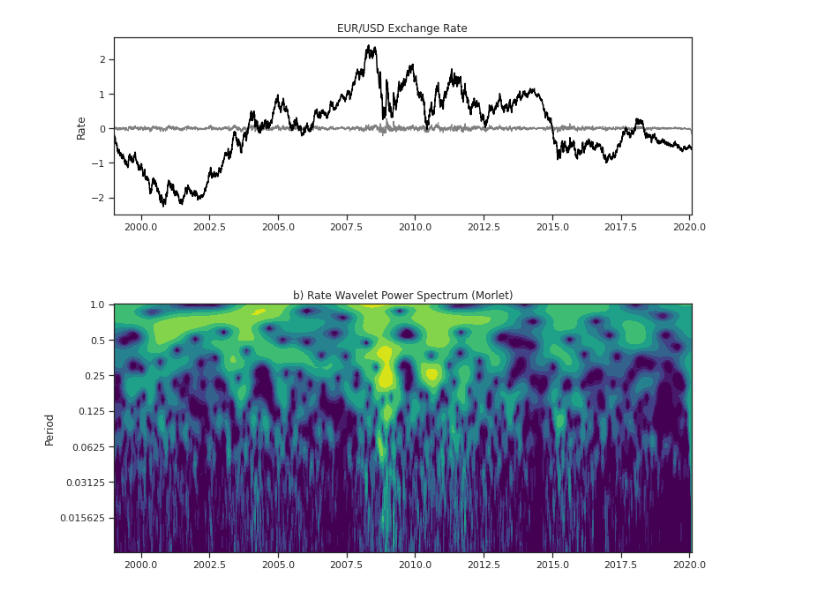
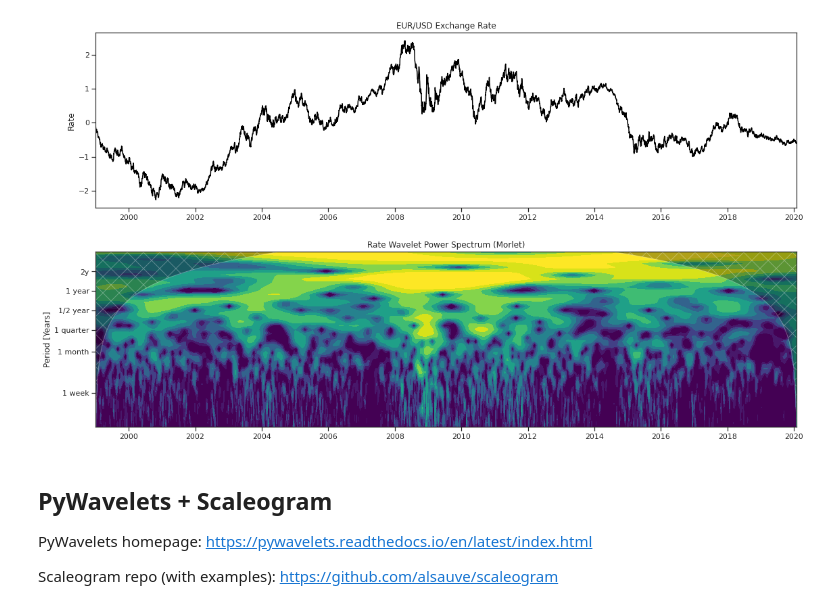
Before and after one commit to vsilchev/hse-time-series, a Jupyter notebook: Wavelet_Analysis.ipynb, the cells around one changed output. Drawn from its saved outputs; the diff is of its cells as text; code cells hidden in the pictures.

Commit message:
+ Wavelet analyis with PyWavelets + Scaleogram

```diff
--- a/Wavelet_Analysis.ipynb
+++ b/Wavelet_Analysis.ipynb
@@ -72,12 +57,11 @@ dat_norm = dat_detrend / std  # Normalized time series
 # dt = (t[-1] - t[0]) / N
 dt = 1 / 261 # time step
 # %%
-mother = wavelet.Morlet(6)
-s0 = 2 * dt
-dj = 0.1  # ten sub-octaves per octaves
-J = 7 / dj  # Seven powers of two with dj sub-octaves
+mother = wavelet.Morlet()
+s0 = 2*dt
+dj = 1 / 5  # five sub-octaves per octaves
+J = 9 / dj  # Seven powers of two with dj sub-octaves
 # alpha, _, _ = wavelet.ar1(dat_norm)  # Lag-1 autocorrelation for red noise
 # %%
 wave, scales, freqs, coi, fft, fftfreqs = wavelet.cwt(dat_norm, dt, dj, s0, J,
-                                                      mother)
-iwave = wavelet.icwt(wave, scales, dt, dj, mother) * std
+                                                      wavelet=mother)
@@ -89,34 +68,54 @@ period = 1 / freqs
+# %%
+power = (np.abs(wave)) ** 2
+power /= scales[:, None]
+periods = 1 / freqs
+
+# clip COI boundary values so they won't extend the plot limits
+coi = np.clip(coi, np.min(periods), np.max(periods))
 # %%
 # Prepare the figure
 plt.close('all')
 plt.ioff()
-figprops = dict(figsize=(14, 14))
+figprops = dict(figsize=(16, 9))
 fig = plt.figure(**figprops)
 
 # First sub-plot, the original time series anomaly and inverse wavelet
 # transform.
-ax = plt.axes([0.1, 0.75, 0.65, 0.2])
-ax.plot(t, iwave, '-', linewidth=1, color=[0.5, 0.5, 0.5])
+ax = plt.axes([0.05, 0.55, 0.9, 0.4])
 ax.plot(t, dat_norm, 'k', linewidth=1.5)
 ax.set_title('{}'.format(title))
 ax.set_ylabel(r'{}'.format(label))
 
-# Second sub-plot, the normalized wavelet power spectrum and significance
-# level contour lines and cone of influece hatched area. Note that period
+# Second sub-plot, the normalized wavelet power spectrum. Note that period
 # scale is logarithmic.
-bx = plt.axes([0.1, 0.37, 0.65, 0.28], sharex=ax)
+bx = plt.axes([0.05, 0.05, 0.9, 0.4], sharex=ax)
 levels = [0.0625, 0.125, 0.25, 0.5, 1, 2, 4, 8, 16]
-bx.contourf(t, np.log2(period), np.log2(power), np.log2(levels),
+bx.contourf(t, np.log2(periods), np.log2(power), np.log2(levels),
             extend='both', cmap=plt.cm.viridis)
 
-bx.set_title('b) {} Wavelet Power Spectrum ({})'.format(label, mother.name))
-bx.set_ylabel('Period')
-Yticks = 2 ** np.arange(np.ceil(np.log2(period.min())),
-                           np.ceil(np.log2(period.max())))
+# COI (Cone of Influence)
+bx.fill(np.concatenate([t, t[-1:] + dt, t[-1:] + dt,
+                           t[:1] - dt, t[:1] - dt]),
+        np.concatenate([np.log2(coi), [1e-9], np.log2(periods[-1:]),
+                           np.log2(periods[-1:]), [1e-9]]),
+        'k', alpha=0.3, hatch='x')
+
+bx.set_title('{} Wavelet Power Spectrum ({})'.format(label, mother.name))
+bx.set_ylabel('Period [Years]')
+Yticks = [dt*7, dt*30, 0.25, 0.5, 1, 2]
+YticksLabels = ['1 week', '1 month', '1 quarter', '1/2 year', '1 year', '2y']
+bx.set_xticks(range(2000, 2021, 2))
+bx.set_xticklabels(range(2000, 2021, 2))
 bx.set_yticks(np.log2(Yticks))
-bx.set_yticklabels(Yticks)
+bx.set_yticklabels(YticksLabels)
 #
 
 plt.show()
 # %% [output]
-[figure, old version]
+[figure, new version]
+# %% [markdown]
+## PyWavelets + Scaleogram
+
+PyWavelets homepage: https://pywavelets.readthedocs.io/en/latest/index.html
+
+Scaleogram repo (with examples): https://github.com/alsauve/scaleogram
```
Also changed, not shown: parts of 15 cells of this notebook.
